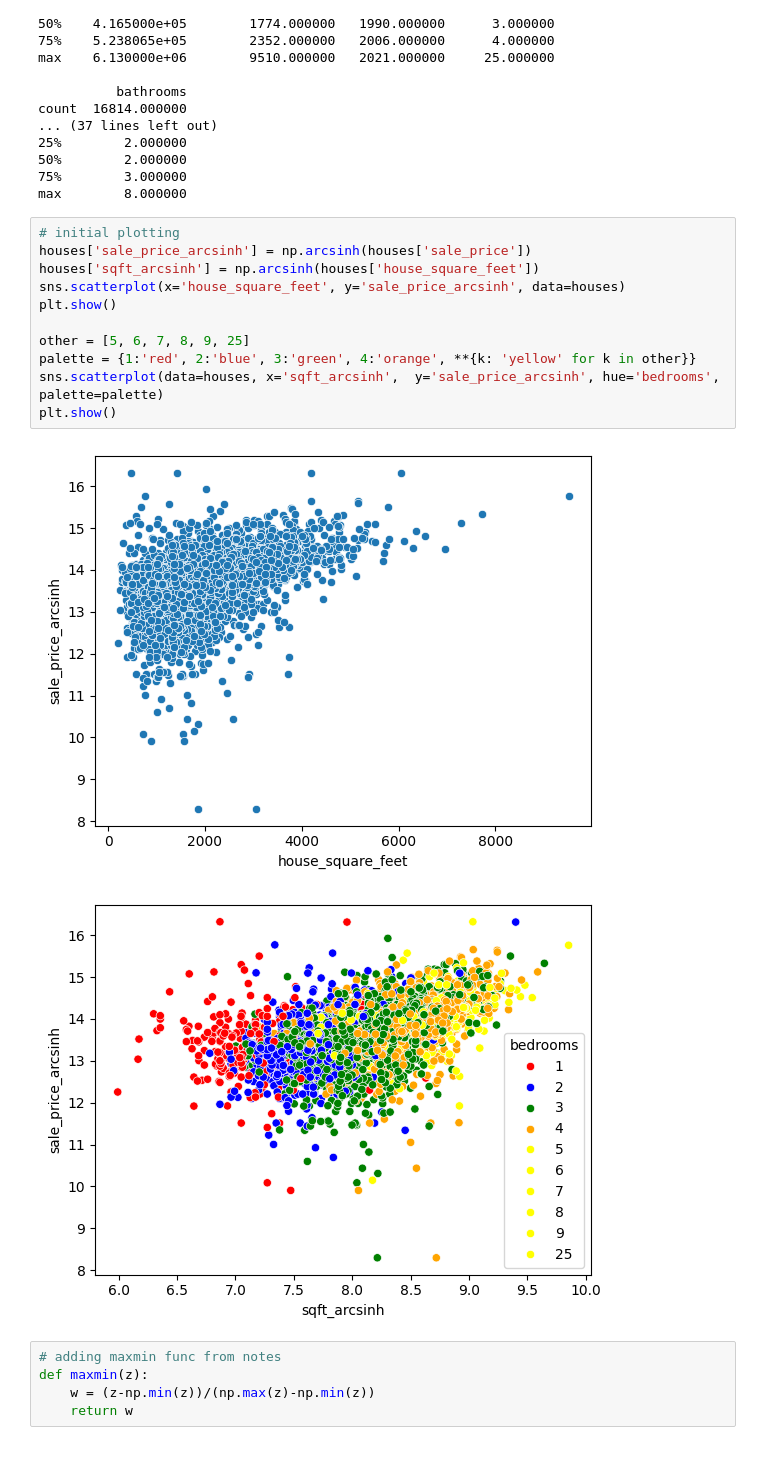
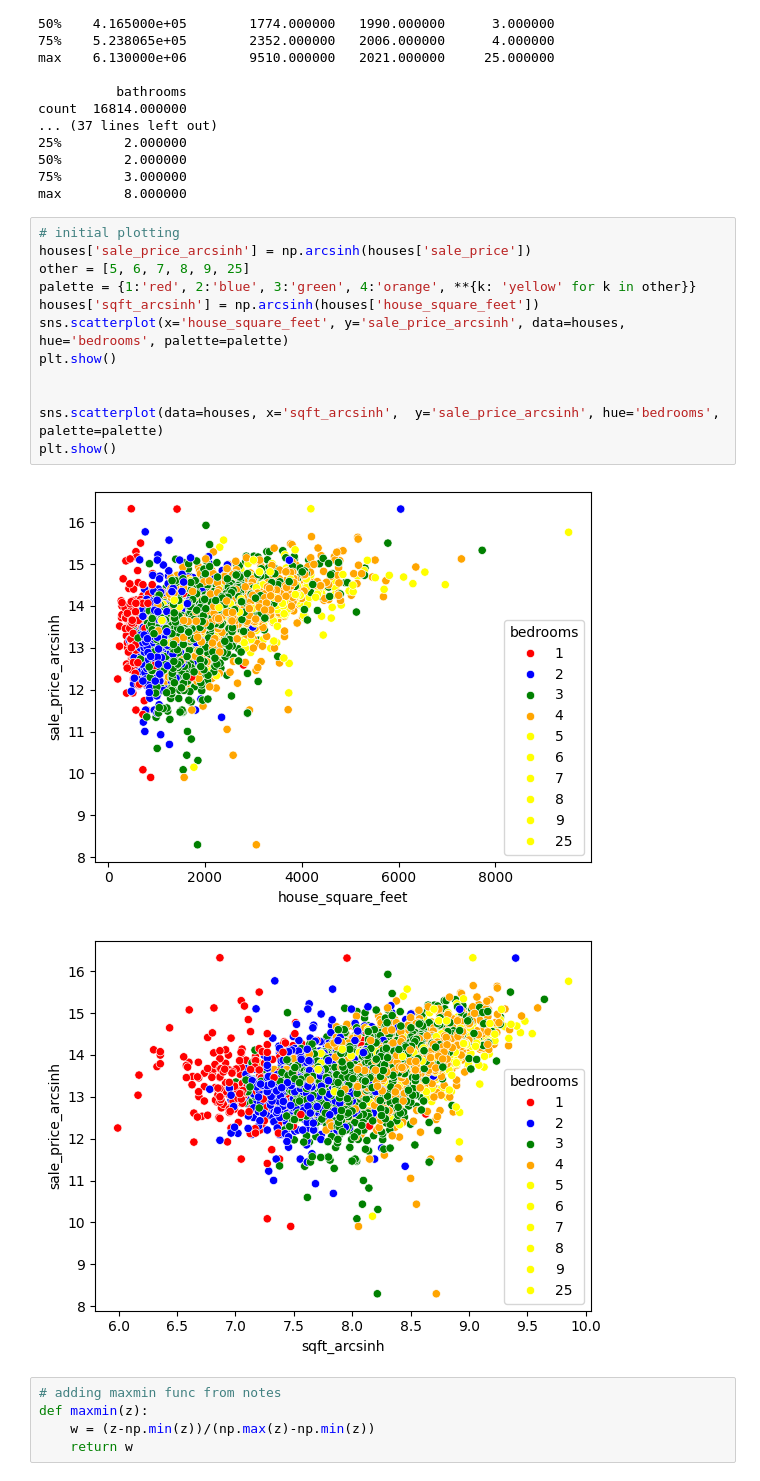
Before and after one commit to vrhughes/labs, a Jupyter notebook: 04_hedonic_pricing/04_hedonic_pricing.ipynb, the cells around one changed output. Saved outputs shown, nothing was run; the diff lists cells and outputs as text.

```diff
--- a/04_hedonic_pricing/04_hedonic_pricing.ipynb
+++ b/04_hedonic_pricing/04_hedonic_pricing.ipynb
@@ -80,16 +80,17 @@ max        8.000000
 # %%
 # initial plotting
 houses['sale_price_arcsinh'] = np.arcsinh(houses['sale_price'])
+other = [5, 6, 7, 8, 9, 25]
+palette = {1:'red', 2:'blue', 3:'green', 4:'orange', **{k: 'yellow' for k in other}}
 houses['sqft_arcsinh'] = np.arcsinh(houses['house_square_feet'])
-sns.scatterplot(x='house_square_feet', y='sale_price_arcsinh', data=houses)
+sns.scatterplot(x='house_square_feet', y='sale_price_arcsinh', data=houses, hue='bedrooms', palette=palette)
 plt.show()
 
-other = [5, 6, 7, 8, 9, 25]
-palette = {1:'red', 2:'blue', 3:'green', 4:'orange', **{k: 'yellow' for k in other}}
+
 sns.scatterplot(data=houses, x='sqft_arcsinh',  y='sale_price_arcsinh', hue='bedrooms', palette=palette)
 plt.show()
 # %% [output]
-[figure, old version]
+[figure, new version]
 [figure]
 # %%
 # adding maxmin func from notes
```
